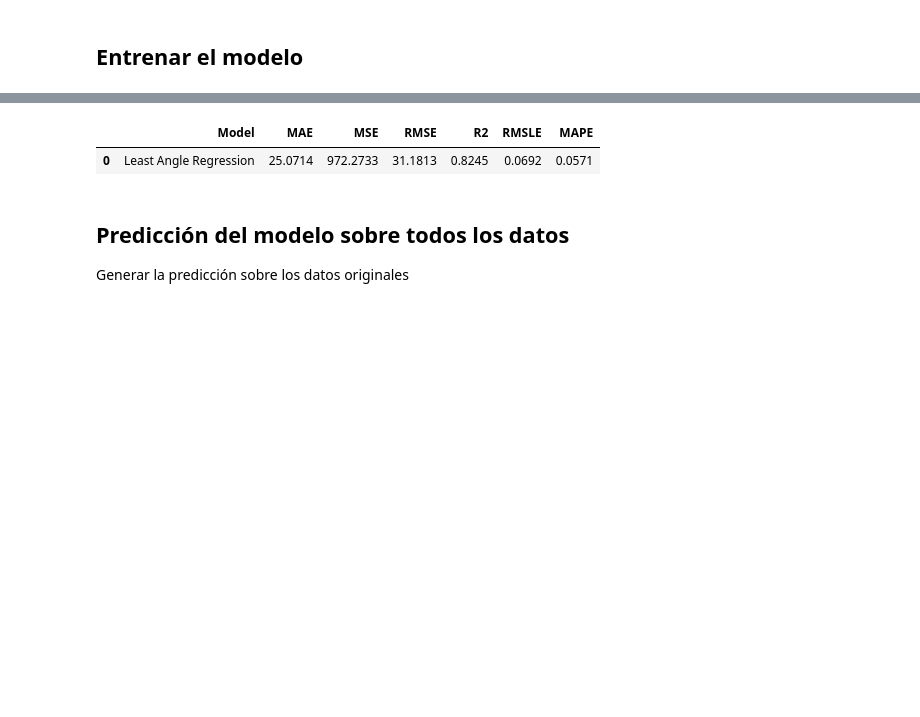
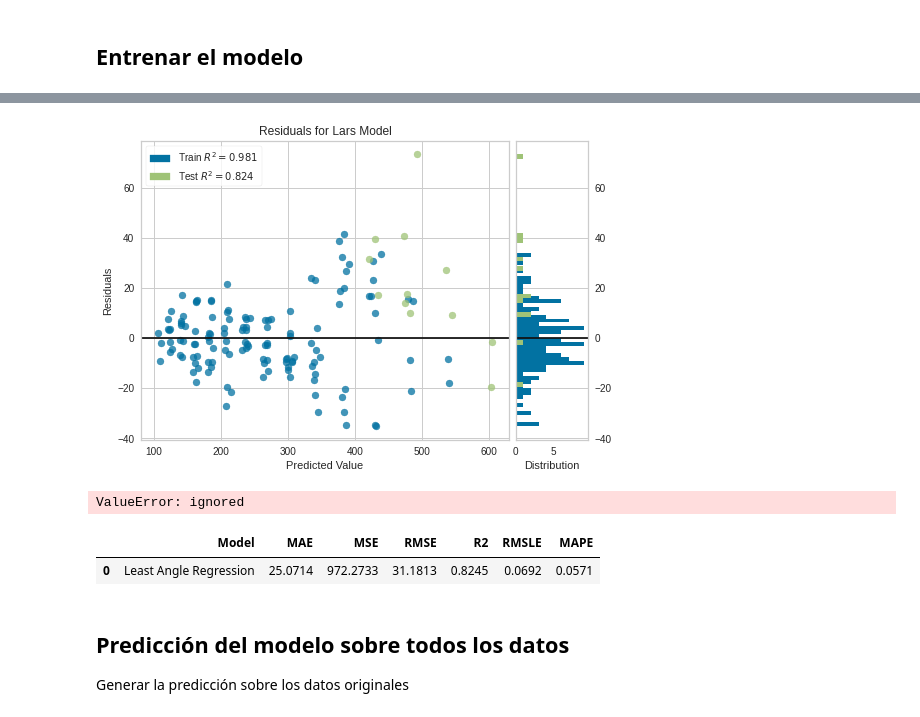
Before and after one commit to ibonetc/Finance_ML, a Jupyter notebook: PredicciónSeriesDeTiempo_Pycaret.ipynb, the cells around one changed output, grey strips where cells are left out. Saved outputs shown, nothing was run; the diff lists cells and outputs as text; code cells hidden in the pictures; blank space fills up the shorter version.

```diff
--- a/PredicciónSeriesDeTiempo_Pycaret.ipynb
+++ b/PredicciónSeriesDeTiempo_Pycaret.ipynb
@@ -178,3 +183,11 @@ best = compare_models(sort = 'MAE')
+# %%
+plot_model(best, plot = 'residuals')
+# %% [output]
+[figure, added]
+# %%
+plot_model(best, plot = 'insample')
+# %% [output]
+ValueError: ignored
 # %%
 prediction_holdout = predict_model(best);
 # %% [output]
```
Also changed, not shown: parts of 9 cells of this notebook.
